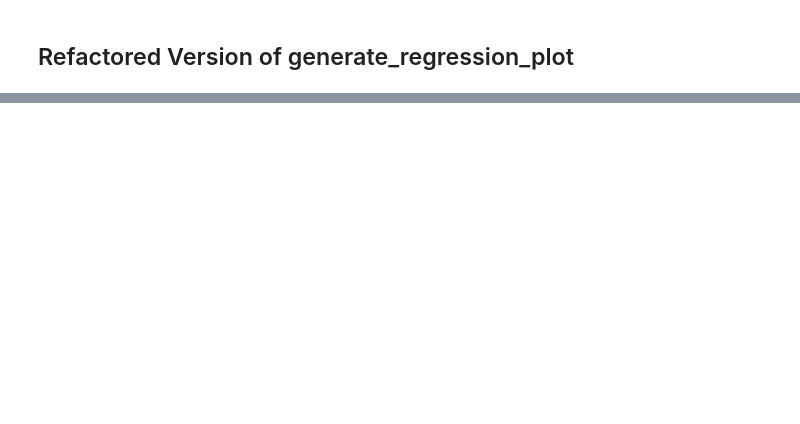
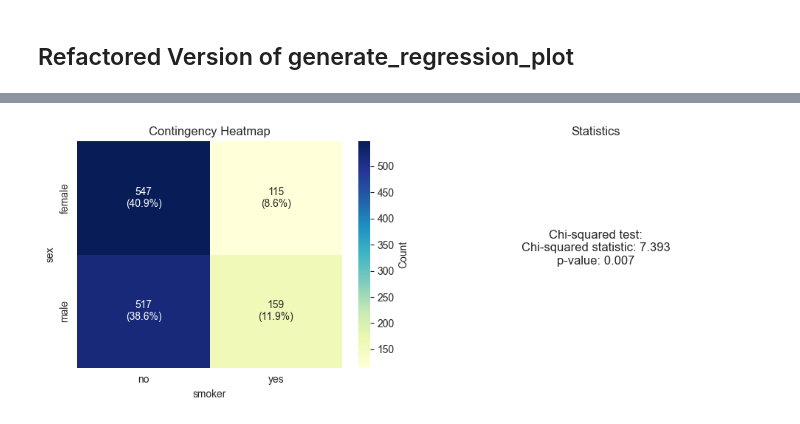
Before and after one commit to RodolfoPCruz/eda_toolkit, a Jupyter notebook: notebooks/bivariate_statistics.ipynb, the cells around one changed output, grey strips where cells are left out. Saved outputs shown, nothing was run; the diff lists cells and outputs as text; code cells hidden in the pictures; blank space fills up the shorter version.

```diff
--- a/notebooks/bivariate_statistics.ipynb
+++ b/notebooks/bivariate_statistics.ipynb
@@ -476,2 +545,0 @@ NameError: name 'np' is not defined
-# %%
-contingency_table = pd.crosstab(airline['Gender'], airline['satisfaction'])
@@ -488,0 +638,4 @@ np.int64(51177)
+# %%
+_,_,_= generate_heat_map(insurance, 'sex', 'smoker')
+# %% [output]
+[figure, added]
```
Also changed, not shown: parts of 18 cells of this notebook, 5 other files.
